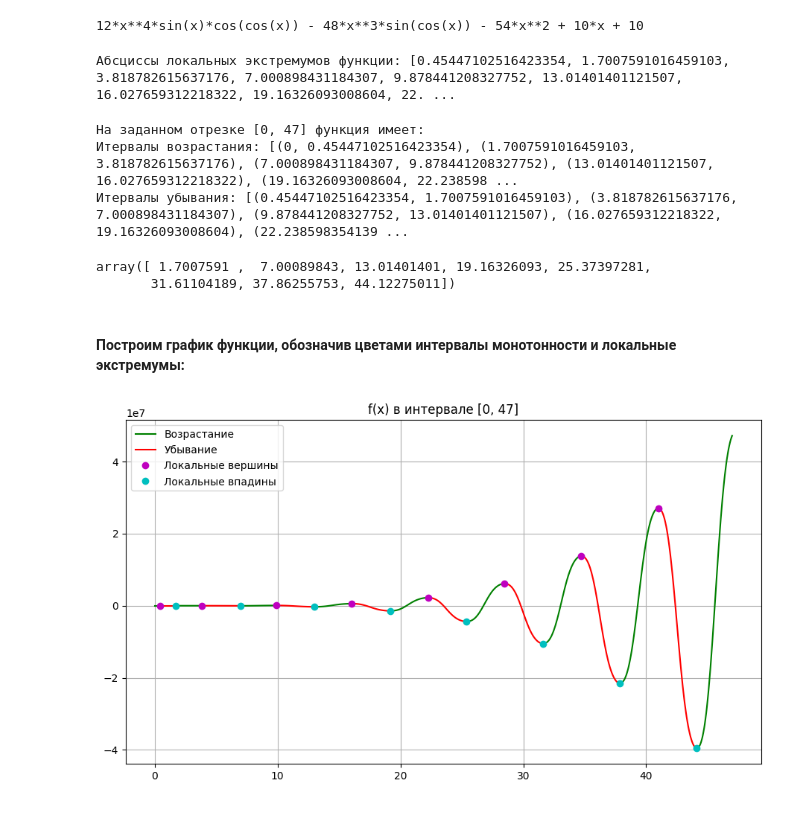
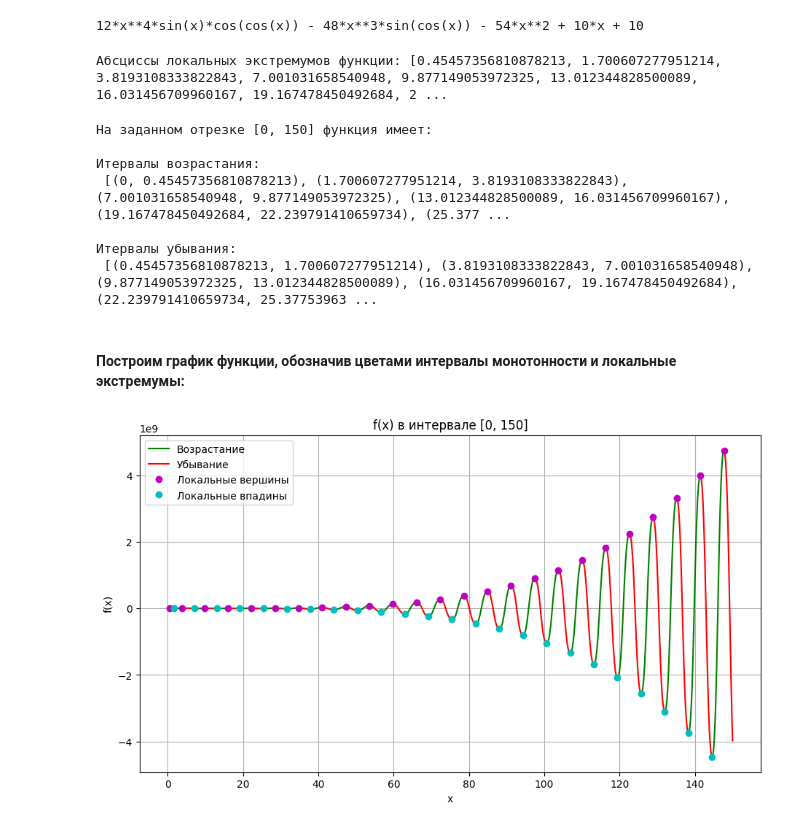
Before and after one commit to alexeycoder/py-investigate-math-function, a Jupyter notebook: homework-11.ipynb, the cells around one changed output. Cells and saved outputs as stored; diff of their text form; code cells hidden in the pictures.

```diff
--- a/homework-11.ipynb
+++ b/homework-11.ipynb
@@ -77,7 +77,7 @@ import numpy as np
 from scipy.optimize import brentq
 
 a = 0
-b = 47
+b = 150
 
 resolution = np.pi / 2
 
@@ -98,7 +98,7 @@ def roots(func, start, end, step):
         if l_val * r_val >= 0:
             return
         try:
-            root = brentq(func, sub_start, sub_end, rtol=0.001, maxiter=10000)
+            root = brentq(func, sub_start, sub_end)
             if root > end:
                 return
         except Exception:
@@ -183,4 +187,4 @@ df_roots = list(df_roots_gen)
 
 print('Абсциссы локальных экстремумов функции:', df_roots)
 # %% [output]
-Абсциссы локальных экстремумов функции: [0.45447102516423354, 1.7007591016459103, 3.818782615637176, 7.000898431184307, 9.878441208327752, 13.01401401121507, 16.027659312218322, 19.16326093008604, 22. ...
+Абсциссы локальных экстремумов функции: [0.45457356810878213, 1.700607277951214, 3.8193108333822843, 7.001031658540948, 9.877149053972325, 13.012344828500089, 16.031456709960167, 19.167478450492684, 2 ...
@@ -205,12 +206,16 @@ def get_intervals(dfunc, start: float, end: float, in_between: list[float]):
 rising_intervals, falling_intervals = get_intervals(df_py, a, b, df_roots)
 # %%
 print(f'На заданном отрезке [{a}, {b}] функция имеет:')
-print('Итервалы возрастания:', rising_intervals)
-print('Итервалы убывания:', falling_intervals)
+print('\nИтервалы возрастания:\n', rising_intervals)
+print('\nИтервалы убывания:\n', falling_intervals)
 # %% [output]
-На заданном отрезке [0, 47] функция имеет:
-Итервалы возрастания: [(0, 0.45447102516423354), (1.7007591016459103, 3.818782615637176), (7.000898431184307, 9.878441208327752), (13.01401401121507, 16.027659312218322), (19.16326093008604, 22.238598 ...
-Итервалы убывания: [(0.45447102516423354, 1.7007591016459103), (3.818782615637176, 7.000898431184307), (9.878441208327752, 13.01401401121507), (16.027659312218322, 19.16326093008604), (22.238598354139 ...
+На заданном отрезке [0, 150] функция имеет:
+
+Итервалы возрастания:
+ [(0, 0.45457356810878213), (1.700607277951214, 3.8193108333822843), (7.001031658540948, 9.877149053972325), (13.012344828500089, 16.031456709960167), (19.167478450492684, 22.239791410659734), (25.377 ...
+
+Итервалы убывания:
+ [(0.45457356810878213, 1.700607277951214), (3.8193108333822843, 7.001031658540948), (9.877149053972325, 13.012344828500089), (16.031456709960167, 19.167478450492684), (22.239791410659734, 25.37753963 ...
 # %%
 res = 50
 risings = [np.linspace(lx, rx, res) for lx, rx in rising_intervals]
@@ -218,32 +223,28 @@ fallings = [np.linspace(lx, rx, res) for lx, rx in falling_intervals]
 
 local_highs = np.array([rx for _, rx in rising_intervals if rx != b])
 local_lows = np.array([rx for _, rx in falling_intervals if rx != b])
-local_lows
-# %% [output]
-array([ 1.7007591 ,  7.00089843, 13.01401401, 19.16326093, 25.37397281,
-       31.61104189, 37.86255753, 44.12275011])
 # %% [markdown]
 #### Построим график функции, обозначив цветами интервалы монотонности и локальные экстремумы:
 # %%
 plt.figure(figsize=FIG_SIZE)
 plt.title(f'f(x) в интервале [{a}, {b}]')
-plt.xlabel = 'x'
-plt.ylabel = 'f(x)'
+plt.xlabel('x')
+plt.ylabel('f(x)')
 plt.grid()
 
 lbl = 'Возрастание'
 for ris_int in risings:
     plt.plot(ris_int, f_py(ris_int), 'g', label=lbl)
     lbl = None
 
 lbl = 'Убывание'
 for fal_int in fallings:
     plt.plot(fal_int, f_py(fal_int), 'r', label=lbl)
     lbl = None
 
 plt.plot(local_highs, f_py(local_highs), 'mo', label='Локальные вершины')
 plt.plot(local_lows, f_py(local_lows), 'co', label='Локальные впадины')
 plt.legend()
 pass
 # %% [output]
-[figure, old version]
+[figure, new version]
```
Also changed, not shown: parts of 11 cells of this notebook, 1 other file.
